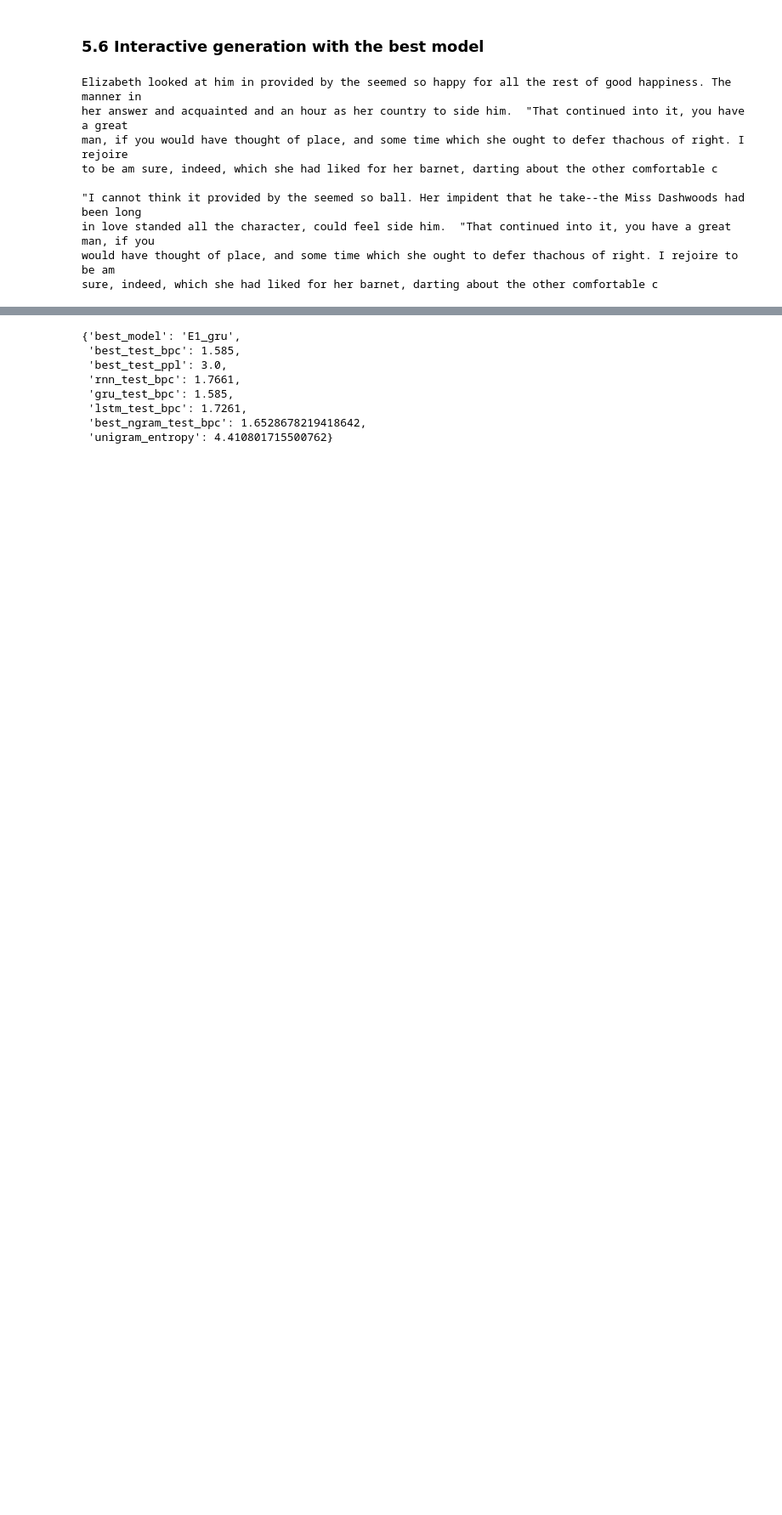
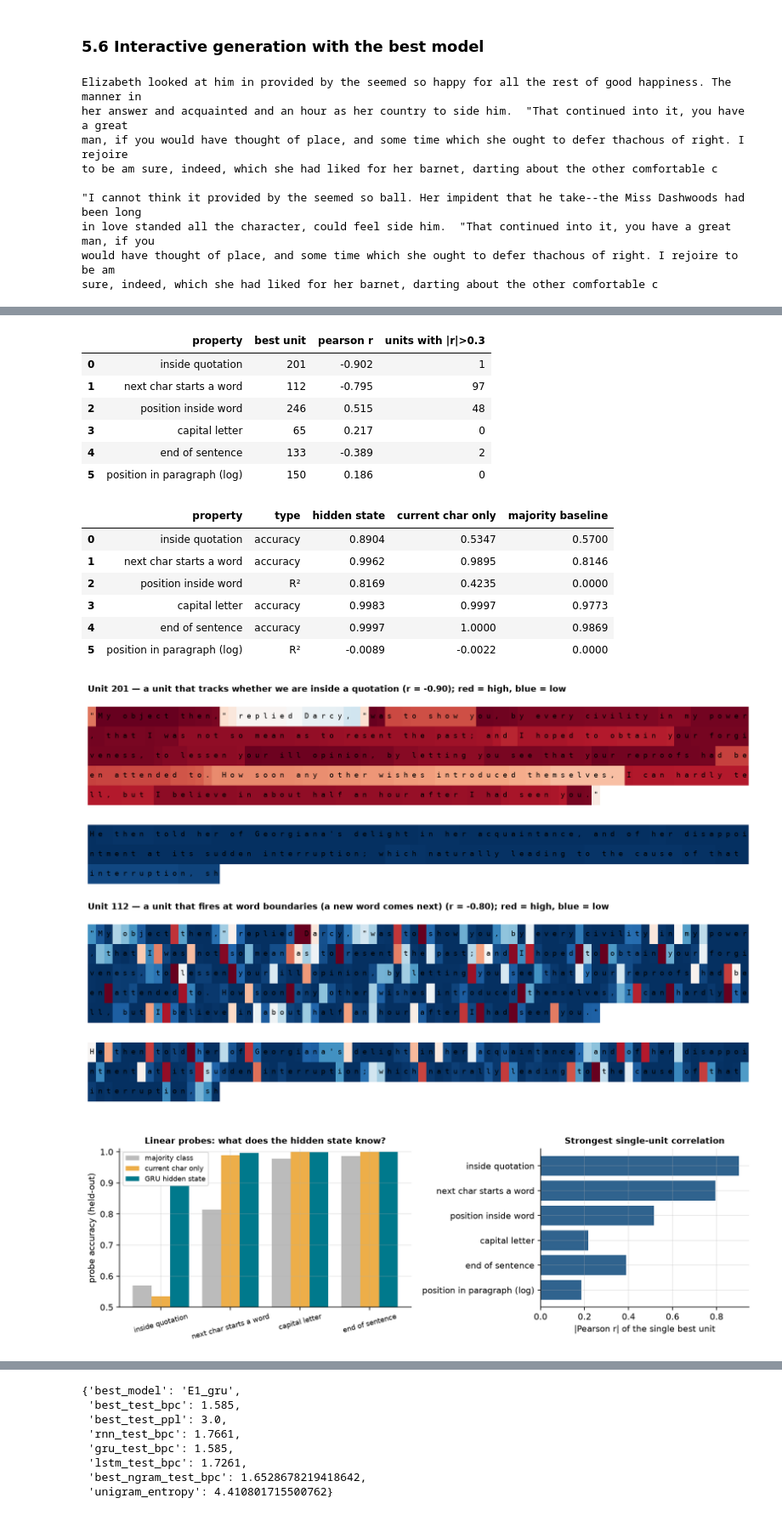
Before and after one commit to Th3X-Zohir/ct1-rnn-language-modeling, a Jupyter notebook: CT1_Task3_RNN_Language_Modeling.ipynb, the cells around one changed output, grey strips where cells are left out. Shown at 85% size. Saved outputs shown, nothing was run; the diff lists cells and outputs as text; code cells hidden in the pictures; blank space fills up the shorter version.

```diff
--- a/CT1_Task3_RNN_Language_Modeling.ipynb
+++ b/CT1_Task3_RNN_Language_Modeling.ipynb
@@ -367,0 +396,23 @@ sure, indeed, which she had liked for her barnet, darting about the other comfor
+# %%
+from src import interpret
+units, probes = interpret.analyse("E1_gru")
+display(units); display(probes)
+display(Image(filename=str(ROOT / "results/figures/interp_unit_activations.png")))
+display(Image(filename=str(ROOT / "results/figures/interp_probes.png")))
+# %% [output]
+|  | property | best unit | pearson r | units with |r|>0.3 |
+| 0 | inside quotation | 201 | -0.902 | 1 |
+| 1 | next char starts a word | 112 | -0.795 | 97 |
+| 2 | position inside word | 246 | 0.515 | 48 |
+| 3 | capital letter | 65 | 0.217 | 0 |
+| 4 | end of sentence | 133 | -0.389 | 2 |
+| 5 | position in paragraph (log) | 150 | 0.186 | 0 |
+|  | property | type | hidden state | current char only | majority baseline |
+| 0 | inside quotation | accuracy | 0.8904 | 0.5347 | 0.5700 |
+| 1 | next char starts a word | accuracy | 0.9962 | 0.9895 | 0.8146 |
+| 2 | position inside word | R² | 0.8169 | 0.4235 | 0.0000 |
+| 3 | capital letter | accuracy | 0.9983 | 0.9997 | 0.9773 |
+| 4 | end of sentence | accuracy | 0.9997 | 1.0000 | 0.9869 |
+| 5 | position in paragraph (log) | R² | -0.0089 | -0.0022 | 0.0000 |
+[figure, added]
+[figure, added]
```
Also changed, not shown: parts of 8 cells of this notebook, 4 other files.
